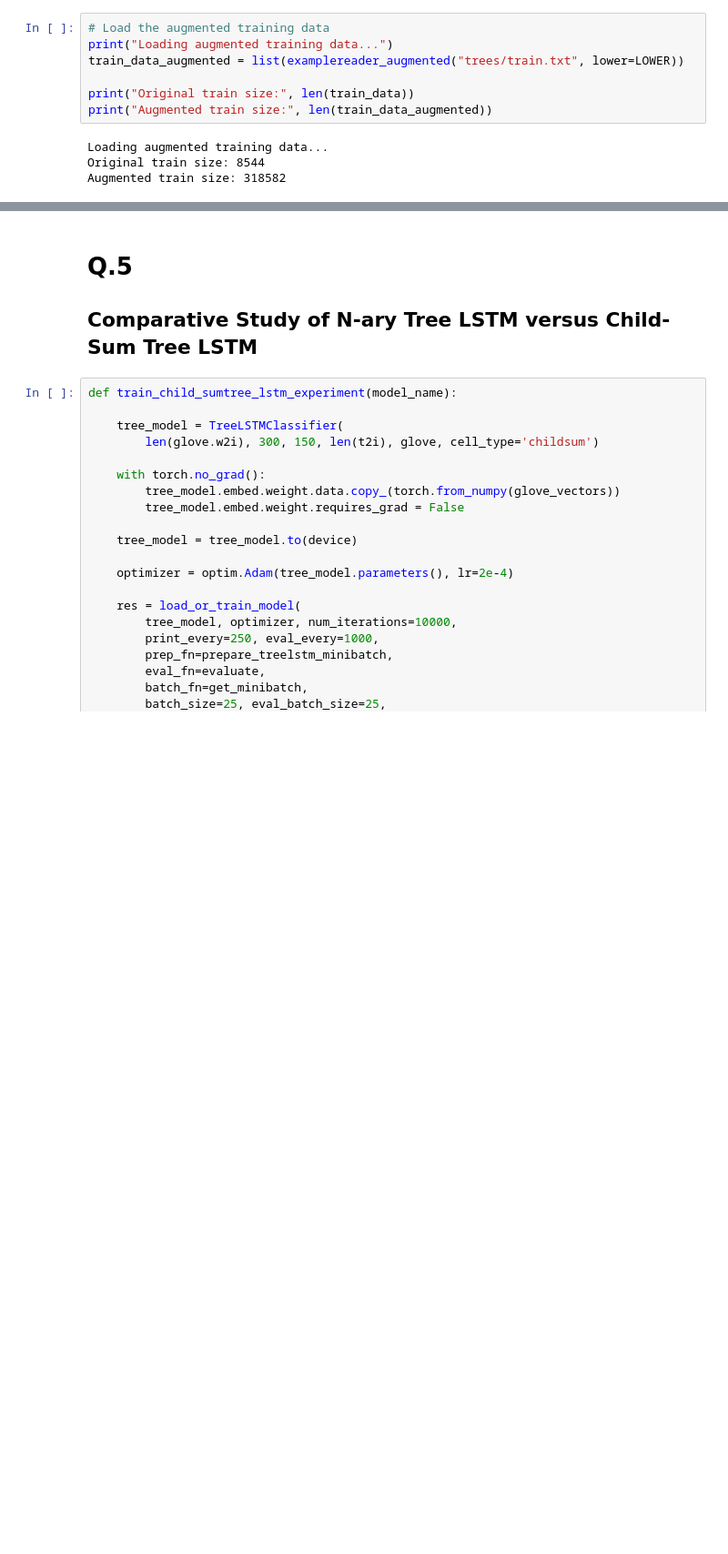
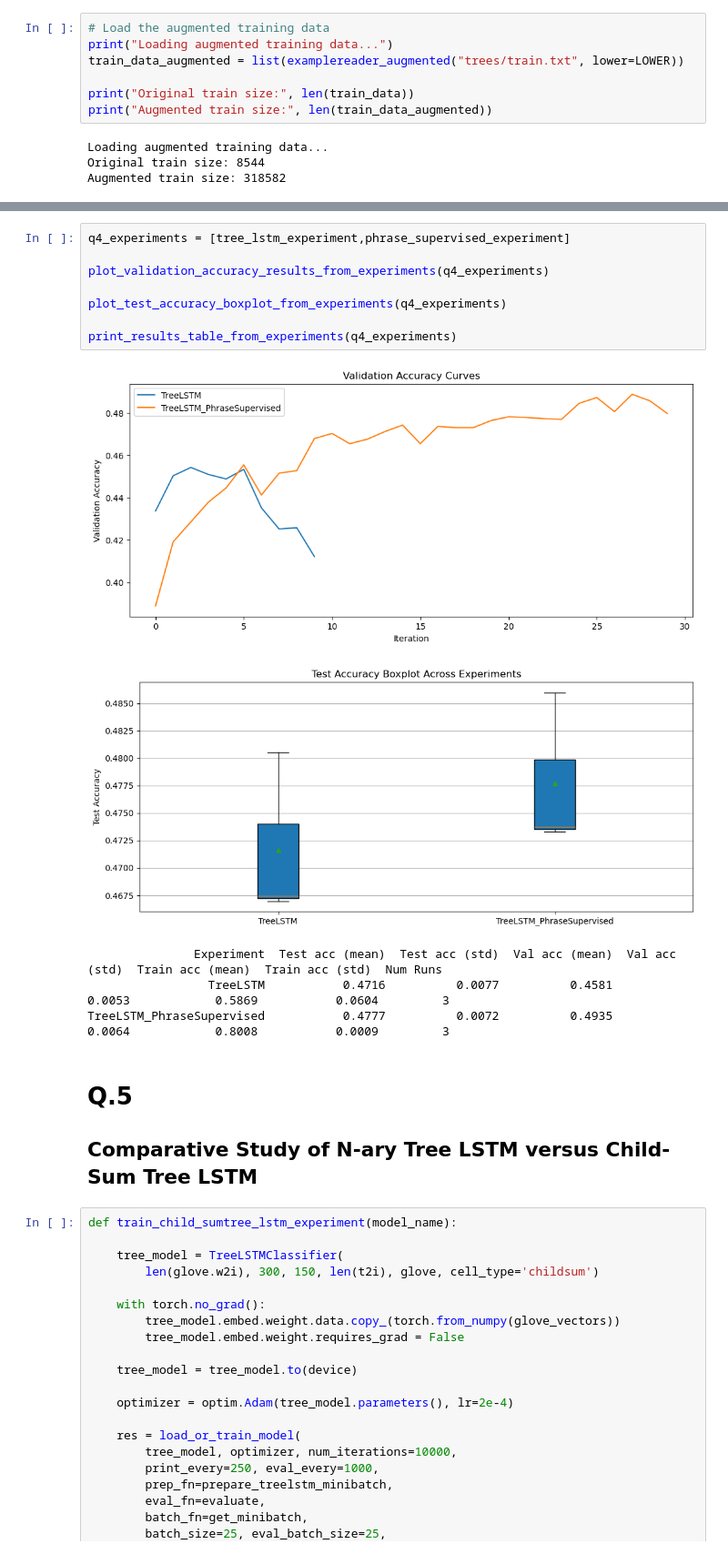
Before and after one commit to NiccoloCase/uva-nlp-1-assignments, a Jupyter notebook: assignment2/NLP1_2025_Practical_2.ipynb, the cells around one changed output, grey strips where cells are left out. Shown at 91% size. Saved outputs shown, nothing was run; the diff lists cells and outputs as text; blank space fills up the shorter version.

```diff
--- a/assignment2/NLP1_2025_Practical_2.ipynb
+++ b/assignment2/NLP1_2025_Practical_2.ipynb
@@ -3519,3 +3549,17 @@ phrase_supervised_experiment.print_results()
+# %%
+q4_experiments = [tree_lstm_experiment,phrase_supervised_experiment]
+
+plot_validation_accuracy_results_from_experiments(q4_experiments)
+
+plot_test_accuracy_boxplot_from_experiments(q4_experiments)
+
+print_results_table_from_experiments(q4_experiments)
+# %% [output]
+[figure, added]
+[figure, added]
+               Experiment  Test acc (mean)  Test acc (std)  Val acc (mean)  Val acc (std)  Train acc (mean)  Train acc (std)  Num Runs
+                 TreeLSTM           0.4716          0.0077          0.4581         0.0053            0.5869           0.0604         3
+TreeLSTM_PhraseSupervised           0.4777          0.0072          0.4935         0.0064            0.8008           0.0009         3
 # %% [markdown]
 # Q.5
 ## Comparative Study of N-ary Tree LSTM versus Child-Sum Tree LSTM
```
Also changed, not shown: parts of 2 cells of this notebook, 3 other files.
